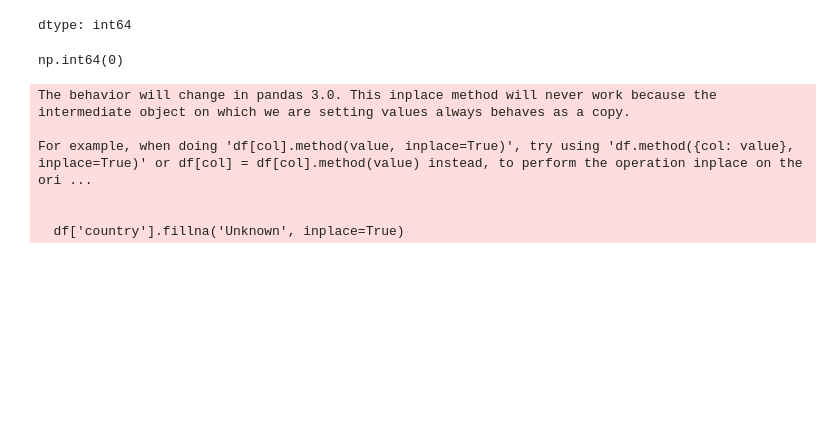
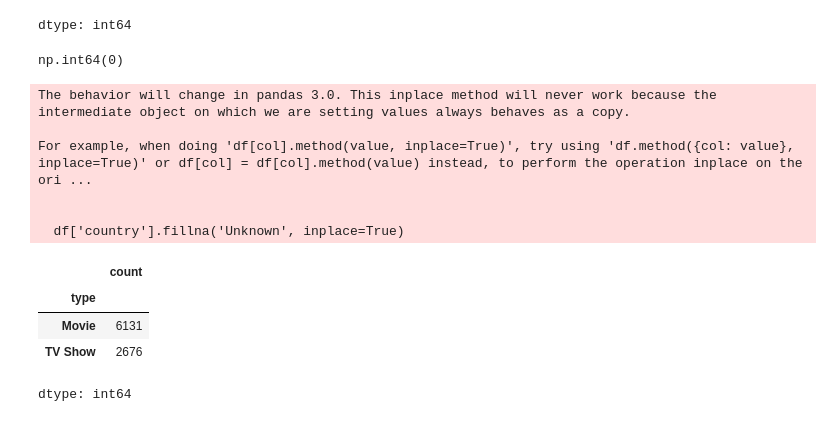
Before and after one commit to raghdiness/Netflix, a Jupyter notebook: Netflix_Movies_and_TV_Shows.ipynb, the cells around one changed output. Drawn from its saved outputs; the diff is of its cells as text; code cells hidden in the pictures; blank space fills up the shorter version.

```diff
--- a/Netflix_Movies_and_TV_Shows.ipynb
+++ b/Netflix_Movies_and_TV_Shows.ipynb
@@ -89,3 +89,11 @@ For example, when doing 'df[col].method(value, inplace=True)', try using 'df.met
 
 
   df['country'].fillna('Unknown', inplace=True)
+# %%
+df['type'].value_counts()
+# %% [output]
+|  | count |
+| type |  |
+| Movie | 6131 |
+| TV Show | 2676 |
+dtype: int64
```
Also changed, not shown: parts of 3 cells of this notebook.
